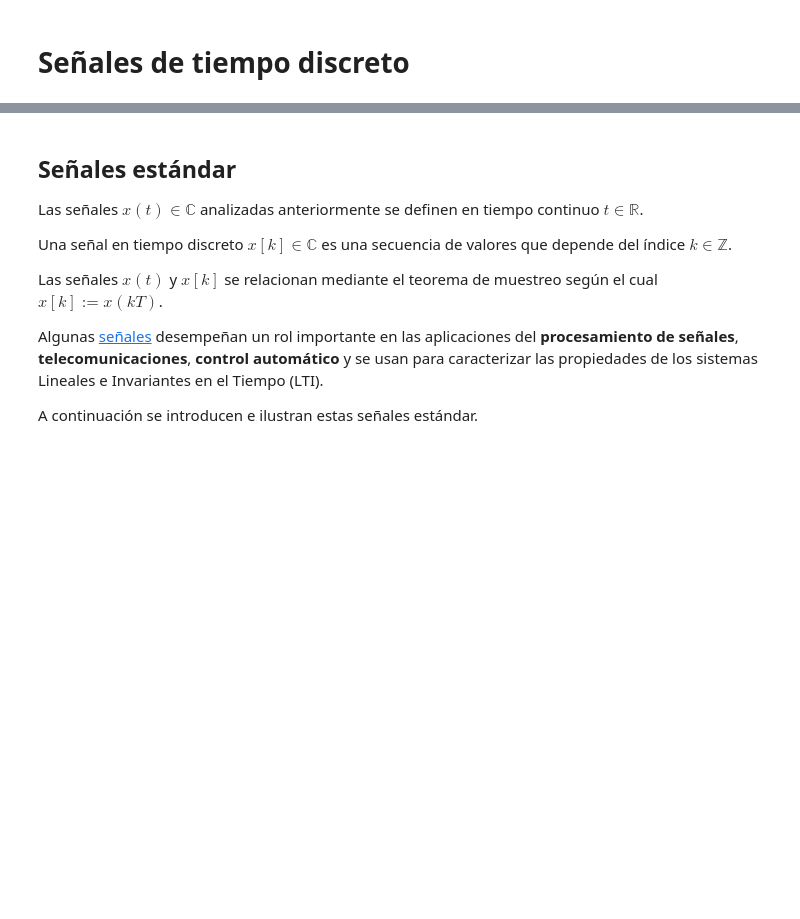
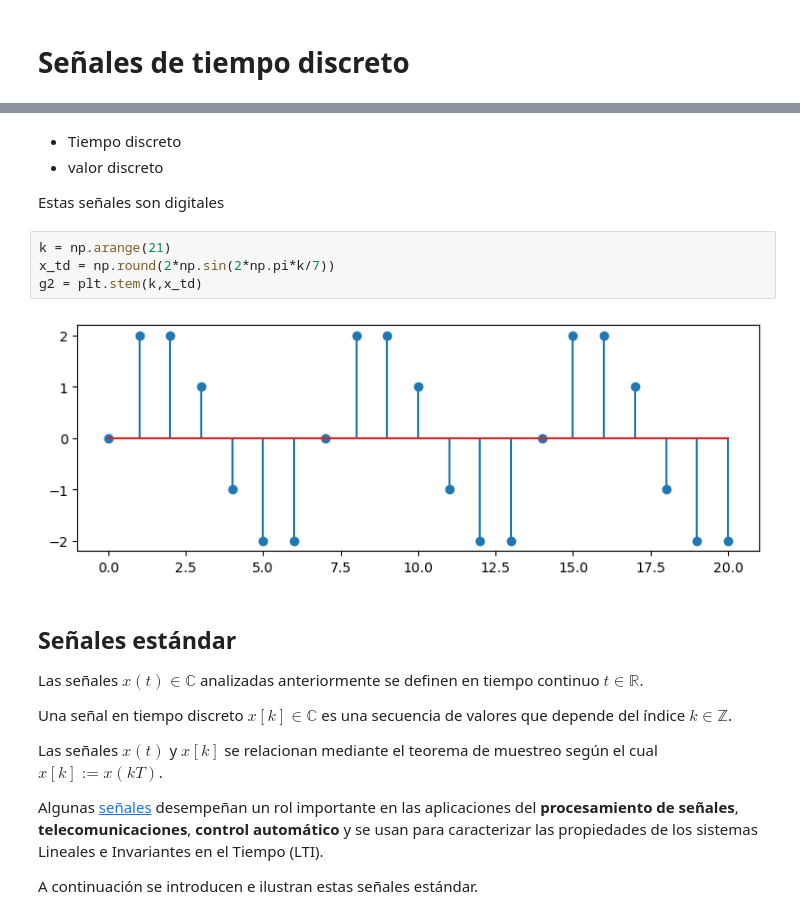
Before and after one commit to pierrediazp/Se-ales_y_Sistemas, a Jupyter notebook: SenalesEstandarTD.ipynb, the cells around one changed output, grey strips where cells are left out. Drawn from its saved outputs; the diff is of its cells as text; blank space fills up the shorter version.

```diff
--- a/SenalesEstandarTD.ipynb
+++ b/SenalesEstandarTD.ipynb
@@ -3,3 +27,14 @@
+# %% [markdown]
+- Tiempo discreto
+- valor discreto
+
+Estas señales son digitales
+# %%
+k = np.arange(21)
+x_td = np.round(2*np.sin(2*np.pi*k/7))
+g2 = plt.stem(k,x_td)
+# %% [output]
+[figure, added]
 # %% [markdown]
 
 ## Señales estándar
```
Also changed, not shown: parts of 18 cells of this notebook.
